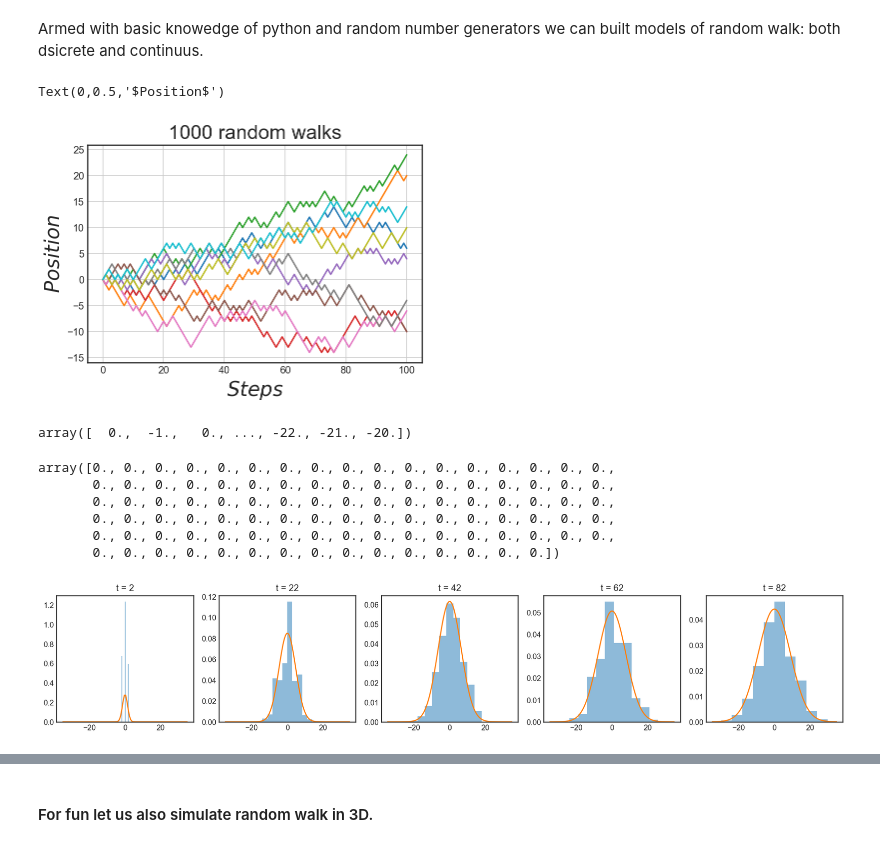
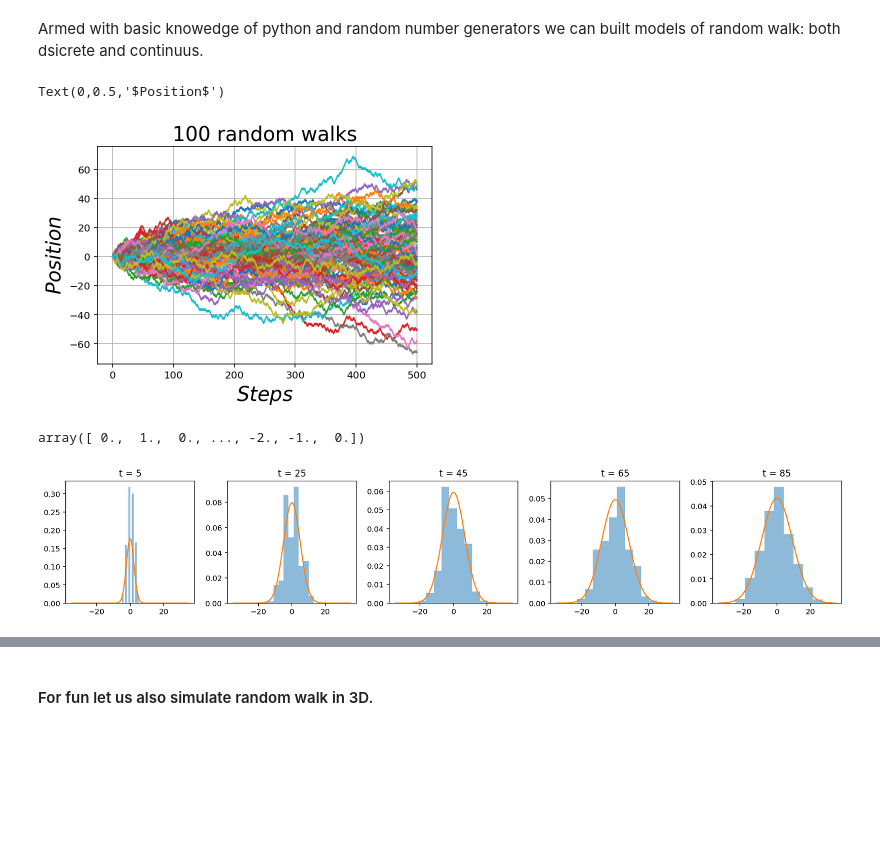
Before and after one commit to carlosal1015/Chem563, a Jupyter notebook: Chem563_randomVar.ipynb, the cells around one changed output, grey strips where cells are left out. Cells and saved outputs as stored; diff of their text form; code cells hidden in the pictures; blank space fills up the shorter version.

```diff
--- a/Chem563_randomVar.ipynb
+++ b/Chem563_randomVar.ipynb
@@ -122,53 +122,46 @@ Armed with basic knowedge of python and random number generators we can built mo
 # %%
 # 1D unbiased random walk model
 
-Ltraj=10 # number of random walkers
-Ntraj=100 # number of steps. Try varying this and see how image changes
+Ntraj=100 # number of random walkers
+Ltraj=500 # number of steps or length of trajectory. Try varying this and see how image changes
 
 # i. Create M arrays of length N with {+1,-1} numbers.
 # ii. Compute cumulative sum: make each element of array the sum of the previous ones:
-walk = choice([-1,1], size=(Ltraj, Ntraj)).cumsum(axis=1) # row: axis=1, column: axis=0
+walk = choice([-1,1], size=(Ntraj, Ltraj)).cumsum(axis=1) # row: axis=1, column: axis=0
 
 #Make all walkers start from zero
-rw = np.c_[np.zeros(Ltraj), walk]
+rw = np.c_[np.zeros(Ntraj), walk]
 
 plt.plot(rw.T)
 plt.grid(True)
-plt.title(f'{M} random walks', fontsize=20)
+plt.title(f'{Ntraj} random walks', fontsize=20)
 plt.xlabel(r'$Steps$',fontsize=20)
 plt.ylabel(r'$Position$',fontsize=20)
 # %% [output]
 Text(0,0.5,'$Position$')
-[figure, old version]
+[figure, new version]
 # %%
 rw[0,:] #rows acessed via first index and correspond to individual trajectories
 # %% [output]
-array([  0.,  -1.,   0., ..., -22., -21., -20.])
+array([ 0.,  1.,  0., ..., -2., -1.,  0.])
 # %%
-rw[:,0] # columns are acessed via second index and correspond current position of trajectories
+#rw[:,0] # columns are acessed via second index and correspond current position of trajectories
-# %% [output]
-array([0., 0., 0., 0., 0., 0., 0., 0., 0., 0., 0., 0., 0., 0., 0., 0., 0.,
-       0., 0., 0., 0., 0., 0., 0., 0., 0., 0., 0., 0., 0., 0., 0., 0., 0.,
-       0., 0., 0., 0., 0., 0., 0., 0., 0., 0., 0., 0., 0., 0., 0., 0., 0.,
-       0., 0., 0., 0., 0., 0., 0., 0., 0., 0., 0., 0., 0., 0., 0., 0., 0.,
-       0., 0., 0., 0., 0., 0., 0., 0., 0., 0., 0., 0., 0., 0., 0., 0., 0.,
-       0., 0., 0., 0., 0., 0., 0., 0., 0., 0., 0., 0., 0., 0., 0.])
 # %%
-Ltraj,Ntraj=1000,100
-walk = choice([-1,1], size=(Ltraj, Ntraj)).cumsum(axis=1)
-rw = np.c_[np.zeros(M), walk]
+Ntraj,Ltraj=1000,100
+walk = choice([-1,1], size=(Ntraj, Ltraj)).cumsum(axis=1)
+rw = np.c_[np.zeros(Ntraj), walk]
 
 fig, axes = plt.subplots(1, 5, figsize=(15, 3), sharex=True) # Show 5 snapshots along the N length trajectory
-for i, k in enumerate(np.arange(2, Ntraj, int(Ntraj/5))):
+for i, k in enumerate(np.arange(5, Ltraj, int(Ltraj/5))):
 
     axes[i].hist(rw[:, k], alpha=0.5, density=True)  # histogram at different pints
 
-    xp = np.linspace(-35, 35, N)
+    xp = np.linspace(-35, 35, Ltraj)
     axes[i].plot(xp, norm(loc=0, scale=np.sqrt(k)).pdf(xp))  # plot normal dist on top of it
 
     axes[i].set_title('t = %d' % k)
 plt.tight_layout()
 # %% [output]
-[figure, old version]
+[figure, new version]
 # %%
 # Determine the time evolution of the mean square distance.
```
Also changed, not shown: parts of 19 cells of this notebook.
